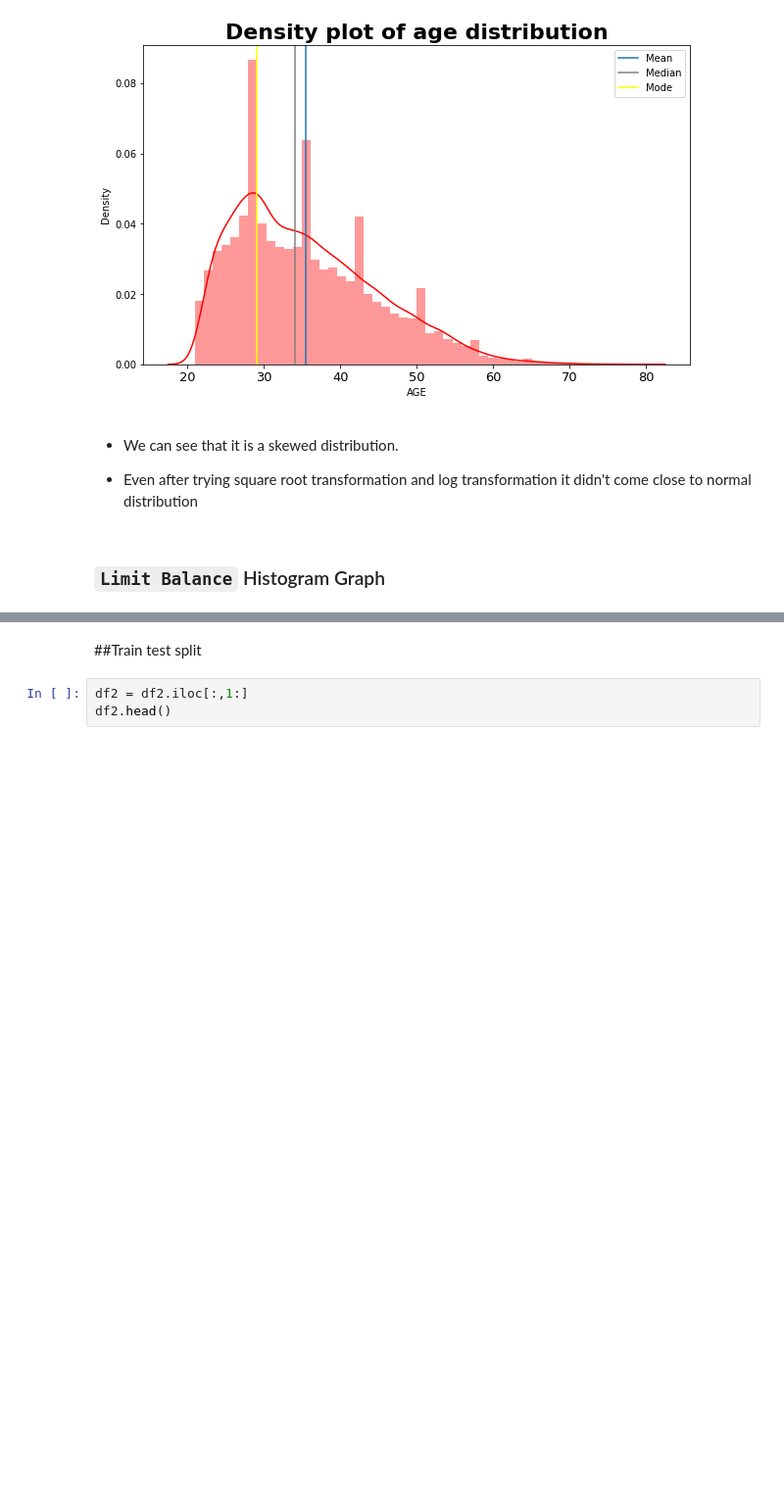
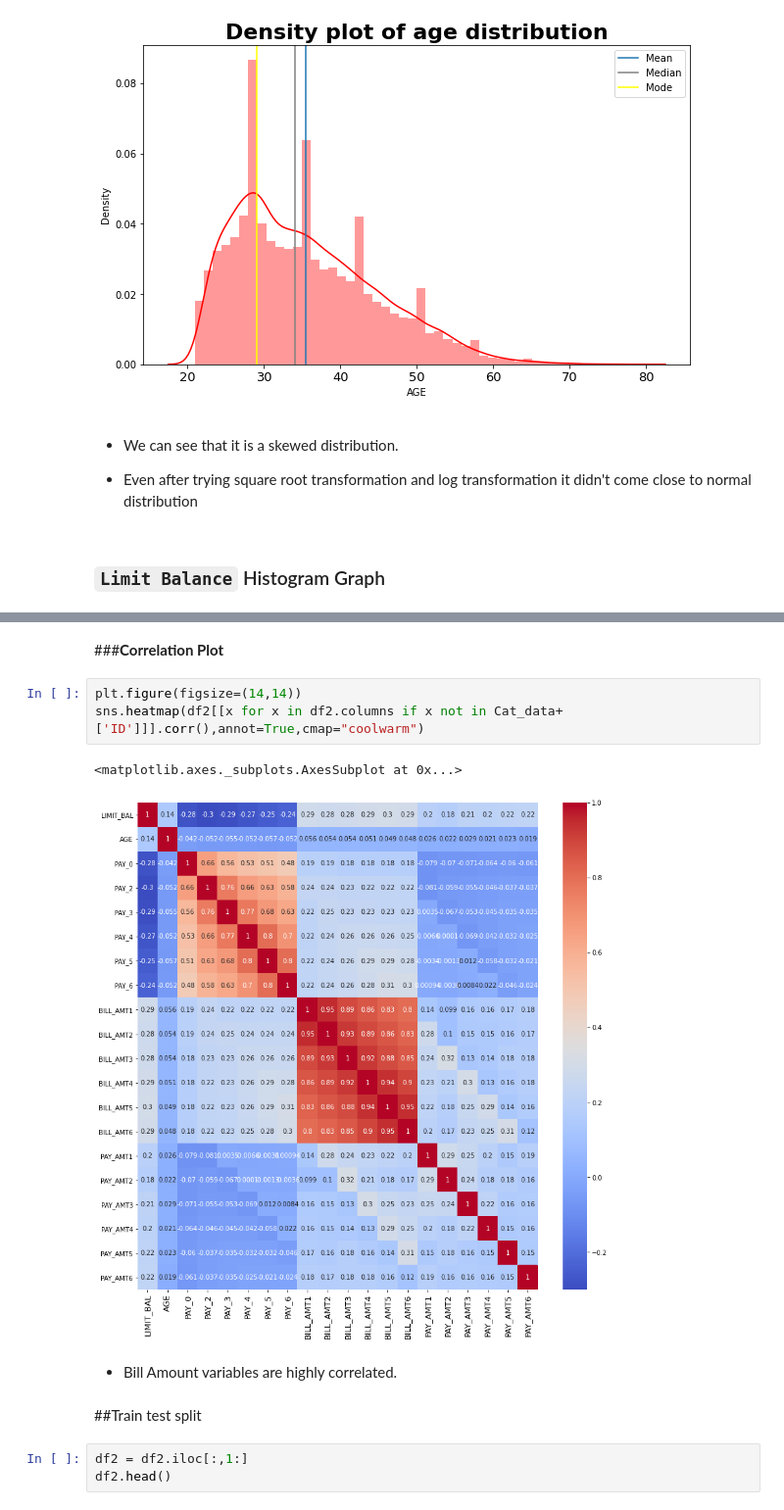
Before and after one commit to Rahul711sharma/Credit-Card-Default-, a Jupyter notebook: Credit_Card_Default.ipynb, the cells around one changed output, grey strips where cells are left out. Shown at 98% size. Drawn from its saved outputs; the diff is of its cells as text; blank space fills up the shorter version.

```diff
--- a/Credit_Card_Default.ipynb
+++ b/Credit_Card_Default.ipynb
@@ -420,6 +443,16 @@ plt.legend()
 pe.histogram(df2, x=(df2["LIMIT_BAL"]),marginal="box",facet_col='default payment next month',title='Limit Balance Histogram based on defaults payments',histnorm='probability density')
 # %% [output]
 [interactive output not drawn]
+# %% [markdown]
+###**Correlation Plot**
+# %%
+plt.figure(figsize=(14,14))
+sns.heatmap(df2[[x for x in df2.columns if x not in Cat_data+['ID']]].corr(),annot=True,cmap="coolwarm")
+# %% [output]
+<matplotlib.axes._subplots.AxesSubplot at 0x...>
+[figure, added]
+# %% [markdown]
+* Bill Amount variables are highly correlated.
 # %% [markdown]
 ##Train test split
 # %%
```
Also changed, not shown: parts of 47 cells of this notebook.
